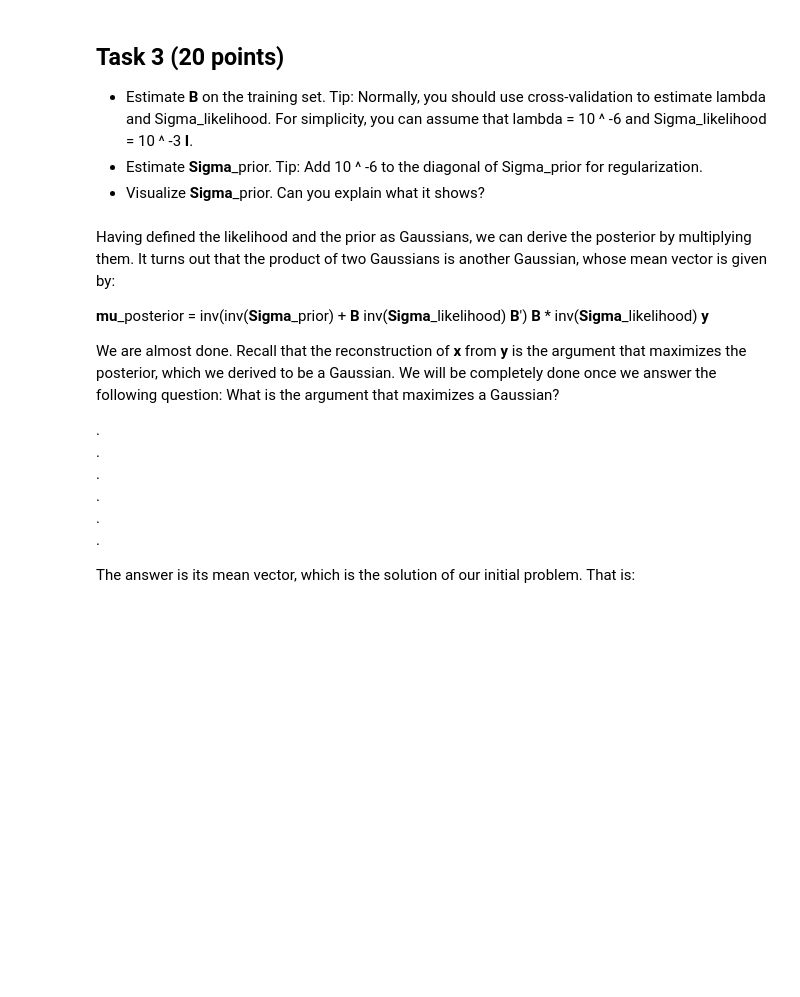
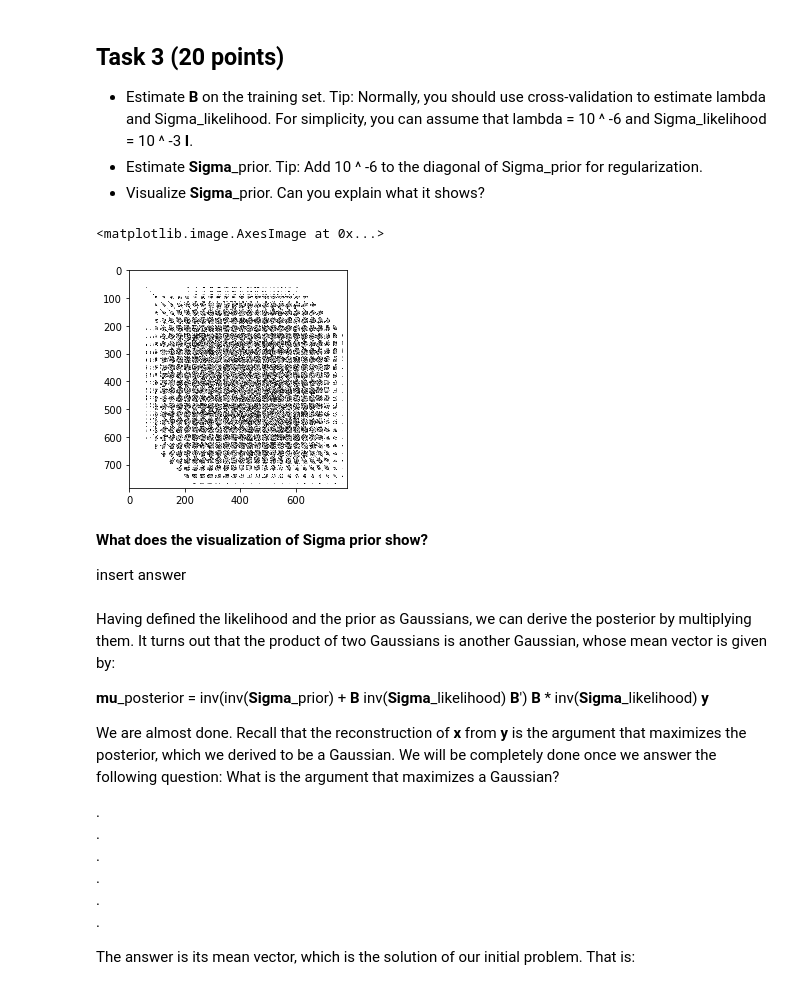
Before and after one commit to aumkar22/NIPS, a Jupyter notebook: Assignment 5/assignment_5.ipynb, the cells around one changed output. Saved outputs shown, nothing was run; the diff lists cells and outputs as text; code cells hidden in the pictures; blank space fills up the shorter version.

```diff
--- a/Assignment 5/assignment_5.ipynb
+++ b/Assignment 5/assignment_5.ipynb
@@ -226,3 +219,33 @@ mu_likelihood = B.T @ X_training
+# %%
+###
+# Specify lambda and number of pixels
+lambda_ = 1e-6
+numPixels = X_training.shape[1]
+
+# Make identity matrix
+I =  np.identity(numPixels)
+Sigma_likelihood = I * 1e-3
+
+# Compute B
+B = np.linalg.inv(X_training.T @ X_training + lambda_ * I) @ X_training.T @ Y_training
+
+#Estimate Sigma_prior
+X_prior = data['X_prior']
+n = X_prior.shape[0]
+Sigma_prior = X_prior.T @ X_prior / (n-1)
+# Add 1e-6 to Sigma prior for regularization
+regularization_matrix = I * lambda_
+Sigma_prior = Sigma_prior + regularization_matrix
+
+# Plot Sigma_prior
+plt.imshow(Sigma_prior, cmap = cm.binary)
+# %% [output]
+<matplotlib.image.AxesImage at 0x...>
+[figure, added]
+# %% [markdown]
+**What does the visualization of Sigma prior show?**
+
+insert answer
 # %% [markdown]
 Having defined the likelihood and the prior as Gaussians, we can derive the posterior by multiplying them. It turns out that the product of two Gaussians is another Gaussian, whose mean vector is given by:
 
```
Also changed, not shown: parts of 3 cells of this notebook.
